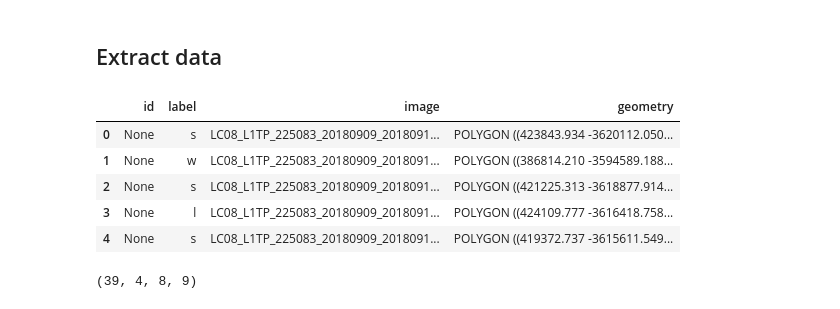
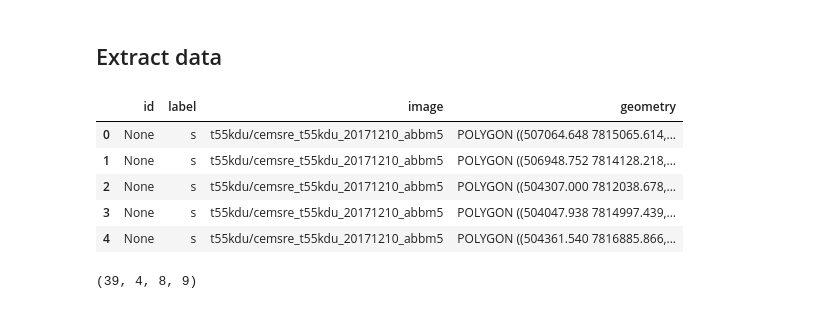
Before and after one commit to jgrss/geowombat, a Jupyter notebook: notebooks/clouds.ipynb, the cells around one changed output. Cells and saved outputs as stored; diff of their text form; code cells hidden in the pictures.

```diff
--- a/notebooks/clouds.ipynb
+++ b/notebooks/clouds.ipynb
@@ -152,21 +150,21 @@ def array_to_dict(*args):
 ## Extract data
 # %%
 # Landsat 8
-rpath = Path('/media/jcgr/data/imagery/google/p225r083/brdf')
-vpath = Path('/media/jcgr/data/imagery/google/training/p225r83.shp')
+# rpath = Path('/media/jcgr/data/imagery/google/p225r083/brdf')
+# vpath = Path('/media/jcgr/data/imagery/google/training/p225r83.shp')
 
 # Sentinel 2
-# rpath = Path('/scratch/rsc8/hardtkel/rapidfires/LW')
-# vpath = Path('/scratch/rsc4/graesser/temp/s2/training/s2_training.shp')
+rpath = Path('/scratch/rsc8/hardtkel/rapidfires/LW')
+vpath = Path('/scratch/rsc4/graesser/temp/s2/training/s2_training.shp')
 
 df = gpd.read_file(vpath.as_posix())
 
 df.head()
 # %% [output]
 |  | id | label | image | geometry |
-| 0 | None | s | LC08_L1TP_225083_20180909_2018091... | POLYGON ((423843.934 -3620112.050... |
-| 1 | None | w | LC08_L1TP_225083_20180909_2018091... | POLYGON ((386814.210 -3594589.188... |
-| 2 | None | s | LC08_L1TP_225083_20180909_2018091... | POLYGON ((421225.313 -3618877.914... |
-| 3 | None | l | LC08_L1TP_225083_20180909_2018091... | POLYGON ((424109.777 -3616418.758... |
-| 4 | None | s | LC08_L1TP_225083_20180909_2018091... | POLYGON ((419372.737 -3615611.549... |
+| 0 | None | s | t55kdu/cemsre_t55kdu_20171210_abbm5 | POLYGON ((507064.648 7815065.614,... |
+| 1 | None | s | t55kdu/cemsre_t55kdu_20171210_abbm5 | POLYGON ((506948.752 7814128.218,... |
+| 2 | None | s | t55kdu/cemsre_t55kdu_20171210_abbm5 | POLYGON ((504307.000 7812038.678,... |
+| 3 | None | s | t55kdu/cemsre_t55kdu_20171210_abbm5 | POLYGON ((504047.938 7814997.439,... |
+| 4 | None | s | t55kdu/cemsre_t55kdu_20171210_abbm5 | POLYGON ((504361.540 7816885.866,... |
 # %%
```
Also changed, not shown: parts of 3 cells of this notebook, 2 other files.
